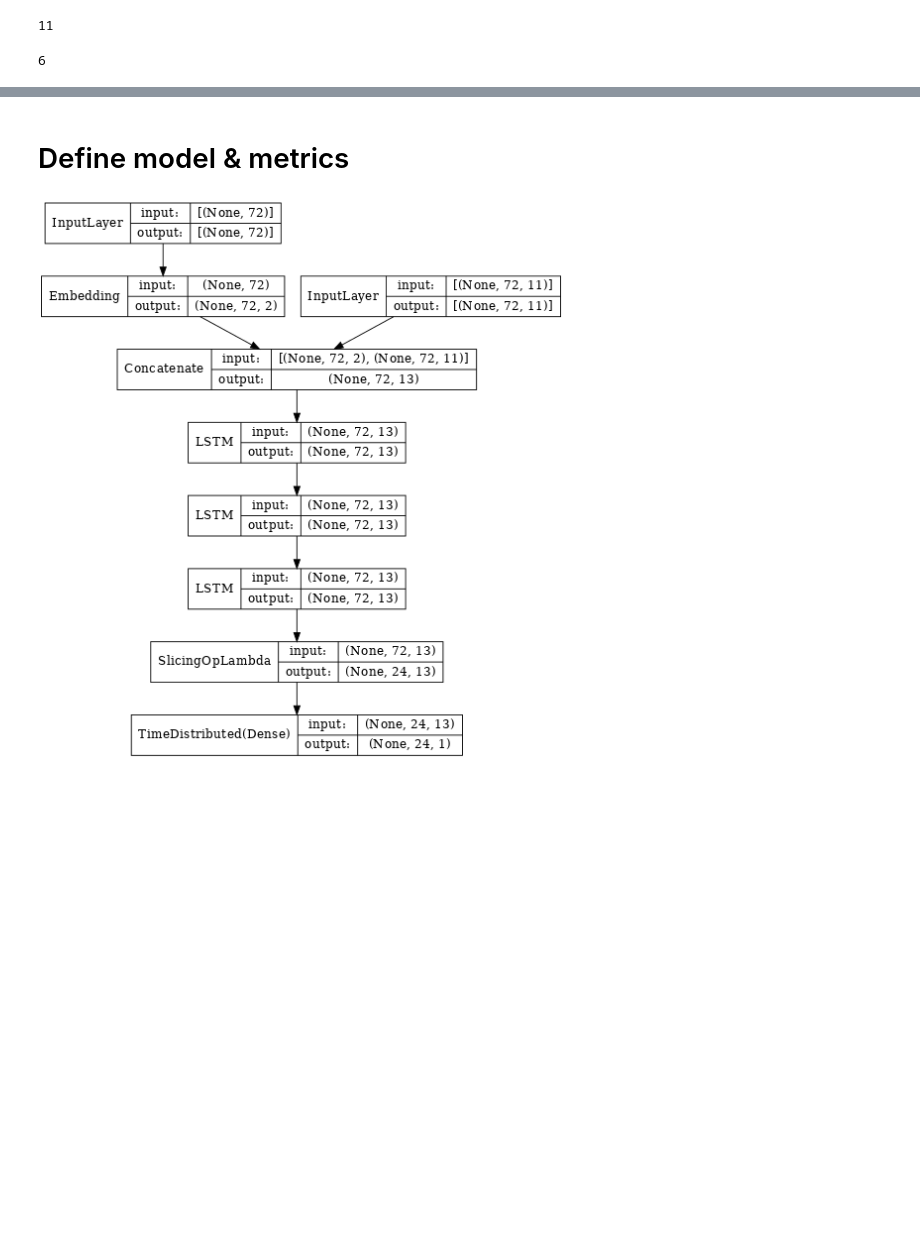
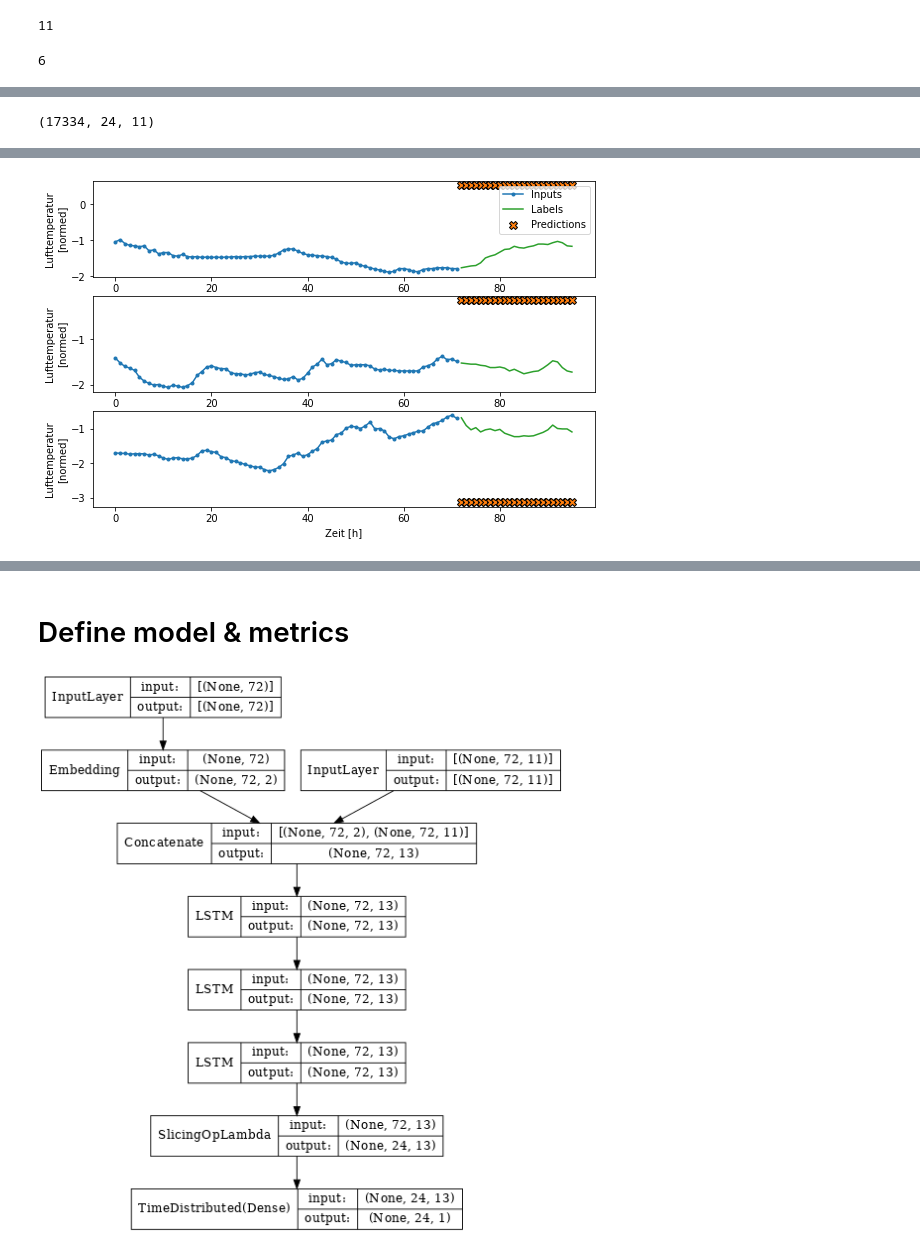
Before and after one commit to heckert/sbg-weather, a Jupyter notebook: notebooks/02-train.ipynb, the cells around one changed output, grey strips where cells are left out. Saved outputs shown, nothing was run; the diff lists cells and outputs as text; code cells hidden in the pictures; blank space fills up the shorter version.

```diff
--- a/notebooks/02-train.ipynb
+++ b/notebooks/02-train.ipynb
@@ -64,0 +62,3 @@ w1.plot()
+# %%
+# container to store model performances
+performance = {}
@@ -64,0 +88,9 @@ w1.plot()
+# %%
+class LastStepBaseline(tf.keras.Model):
+  def call(self, inputs):
+    features, _ = inputs
+    return tf.tile(features[:, -1:, :], [1, LABEL_WIDTH, 1])
+
+last_step_baseline = LastStepBaseline()
+last_step_baseline.compile(loss=tf.losses.MeanSquaredError(),
+                           metrics=[tf.metrics.MeanAbsoluteError()])
@@ -64,0 +99,8 @@ w1.plot()
+# %%
+pred.shape
+# %% [output]
+(17334, 24, 11)
+# %%
+performance['last_step_baseline '] = last_step_baseline.evaluate(w1.val)
+performance['last_step_baseline'] = last_step_baseline.evaluate(w1.test, verbose=0)
+# %% [output]
@@ -64,0 +108 @@ w1.plot()
+[figure, added]
```
Also changed, not shown: parts of 8 cells of this notebook, 3 other files.
